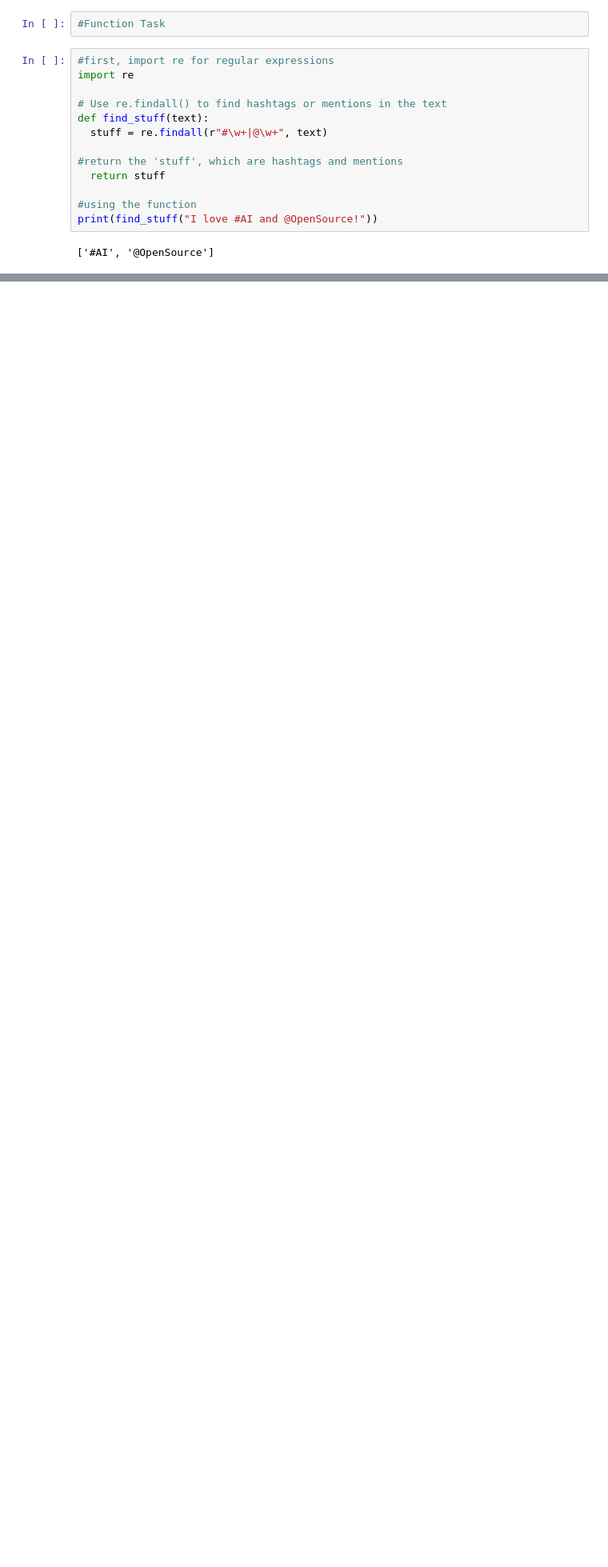
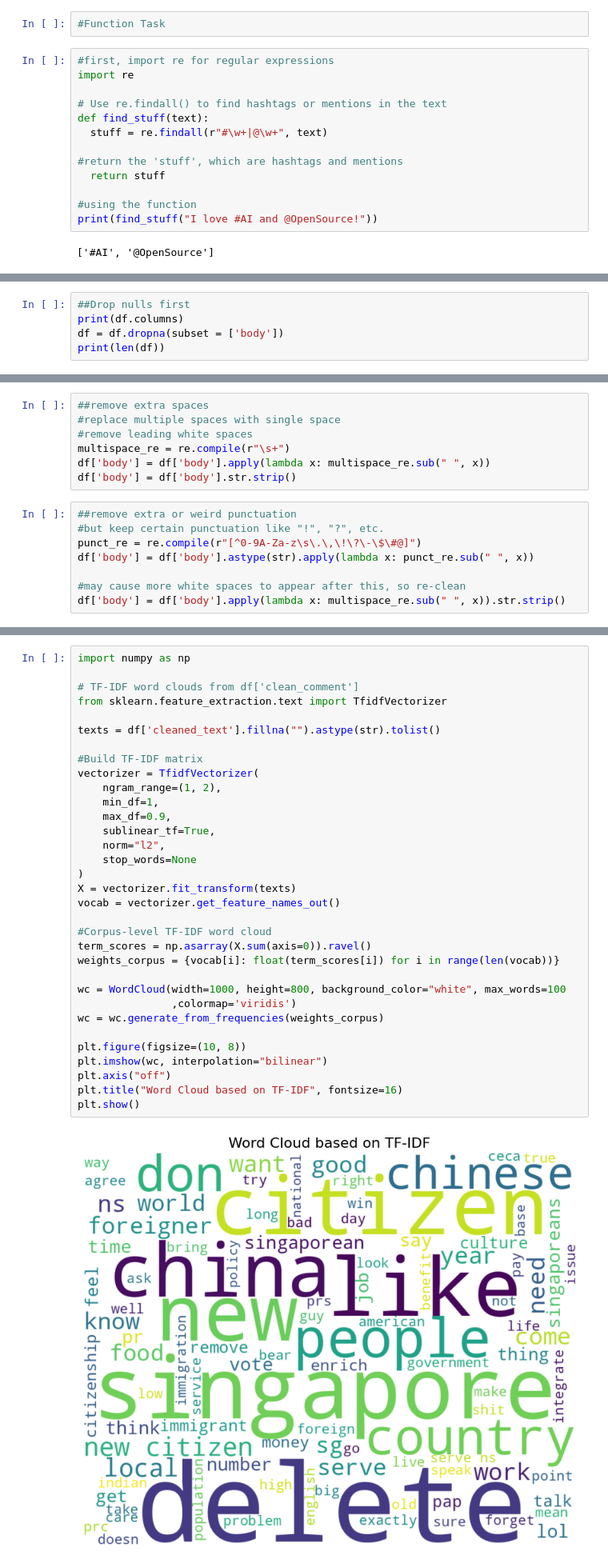
Before and after one commit to Keith-LJY001/NMC5342_A0234542L, a Jupyter notebook: NMC5342_A0234542L.ipynb, the cells around one changed output, grey strips where cells are left out. Shown at 80% size. Drawn from its saved outputs; the diff is of its cells as text; blank space fills up the shorter version.

```diff
--- a/NMC5342_A0234542L.ipynb
+++ b/NMC5342_A0234542L.ipynb
@@ -60,0 +249,5 @@ print(find_stuff("I love #AI and @OpenSource!"))
+# %%
+##Drop nulls first
+print(df.columns)
+df = df.dropna(subset = ['body'])
+print(len(df))
@@ -60,0 +282,15 @@ print(find_stuff("I love #AI and @OpenSource!"))
+# %%
+##remove extra spaces
+#replace multiple spaces with single space
+#remove leading white spaces
+multispace_re = re.compile(r"\s+")
+df['body'] = df['body'].apply(lambda x: multispace_re.sub(" ", x))
+df['body'] = df['body'].str.strip()
+# %%
+##remove extra or weird punctuation
+#but keep certain punctuation like "!", "?", etc.
+punct_re = re.compile(r"[^0-9A-Za-z\s\.\,\!\?\-\$\#@]")
+df['body'] = df['body'].astype(str).apply(lambda x: punct_re.sub(" ", x))
+
+#may cause more white spaces to appear after this, so re-clean
+df['body'] = df['body'].apply(lambda x: multispace_re.sub(" ", x)).str.strip()
@@ -60,0 +464,35 @@ print(find_stuff("I love #AI and @OpenSource!"))
+# %%
+import numpy as np
+
+# TF-IDF word clouds from df['clean_comment']
+from sklearn.feature_extraction.text import TfidfVectorizer
+
+texts = df['cleaned_text'].fillna("").astype(str).tolist()
+
+#Build TF-IDF matrix
+vectorizer = TfidfVectorizer(
+    ngram_range=(1, 2),
+    min_df=1,
+    max_df=0.9,
+    sublinear_tf=True,
+    norm="l2",
+    stop_words=None
+)
+X = vectorizer.fit_transform(texts)
+vocab = vectorizer.get_feature_names_out()
+
+#Corpus-level TF-IDF word cloud
+term_scores = np.asarray(X.sum(axis=0)).ravel()
+weights_corpus = {vocab[i]: float(term_scores[i]) for i in range(len(vocab))}
+
+wc = WordCloud(width=1000, height=800, background_color="white", max_words=100
+               ,colormap='viridis')
+wc = wc.generate_from_frequencies(weights_corpus)
+
+plt.figure(figsize=(10, 8))
+plt.imshow(wc, interpolation="bilinear")
+plt.axis("off")
+plt.title("Word Cloud based on TF-IDF", fontsize=16)
+plt.show()
+# %% [output]
+[figure, added]
```
Also changed, not shown: parts of 41 cells of this notebook.
